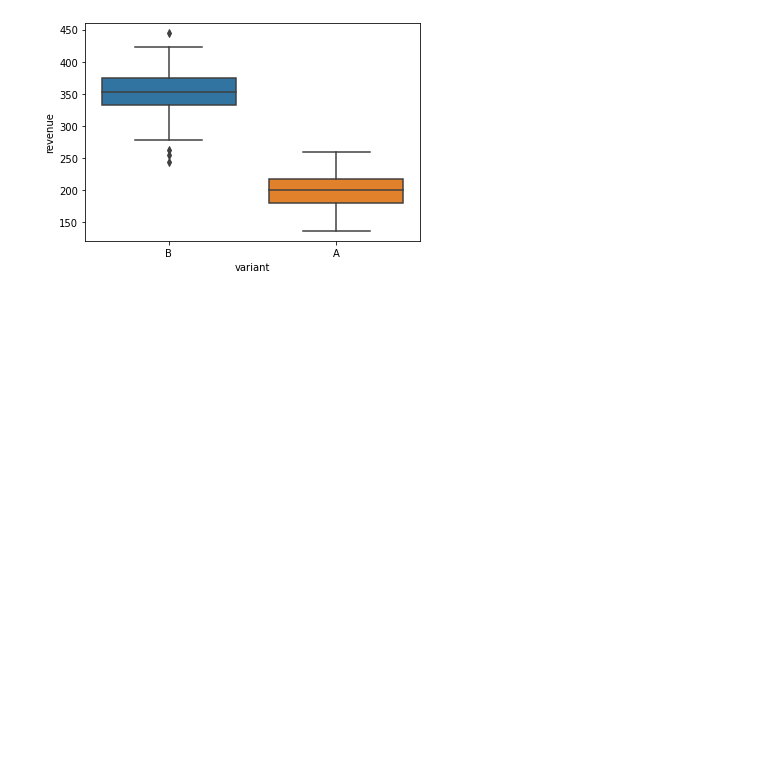
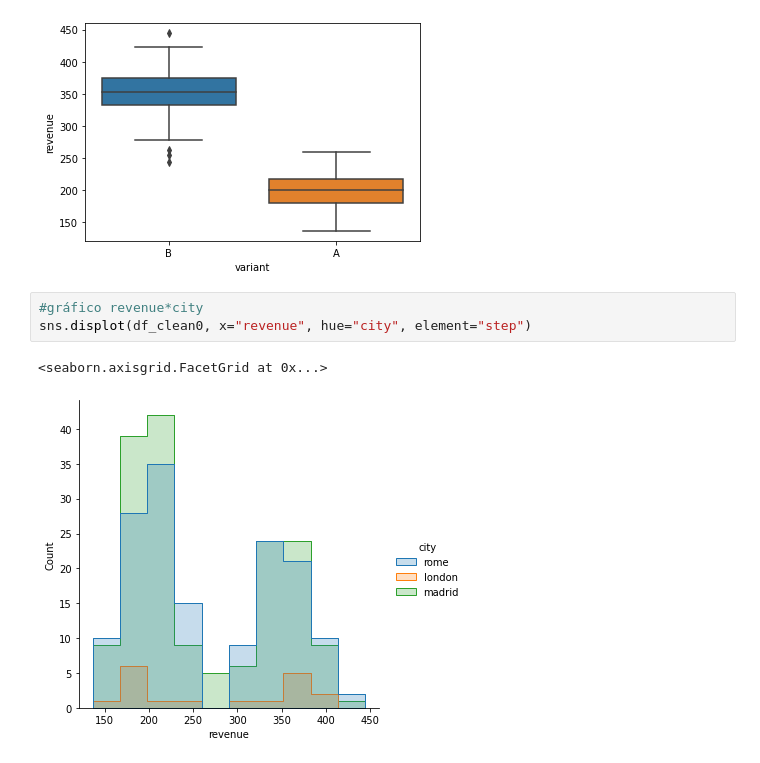
Before and after one commit to javimonjas/SpotaHome, a Jupyter notebook: ANOVA_Analysis.ipynb, the cells around one changed output. Drawn from its saved outputs; the diff is of its cells as text; blank space fills up the shorter version.

```diff
--- a/ANOVA_Analysis.ipynb
+++ b/ANOVA_Analysis.ipynb
@@ -168,3 +185,9 @@ sns.displot(df_clean0, x="revenue", hue="variant")
 ax = sns.boxplot(x='variant', y='revenue', data=df_clean0)
 # %% [output]
 [figure]
+# %%
+#gráfico revenue*city
+sns.displot(df_clean0, x="revenue", hue="city", element="step")
+# %% [output]
+<seaborn.axisgrid.FacetGrid at 0x...>
+[figure, added]
```
Also changed, not shown: parts of 35 cells of this notebook.
